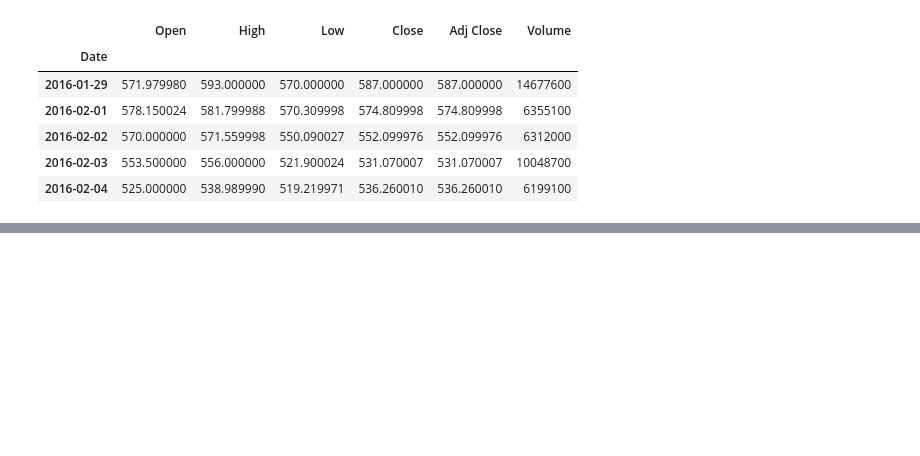
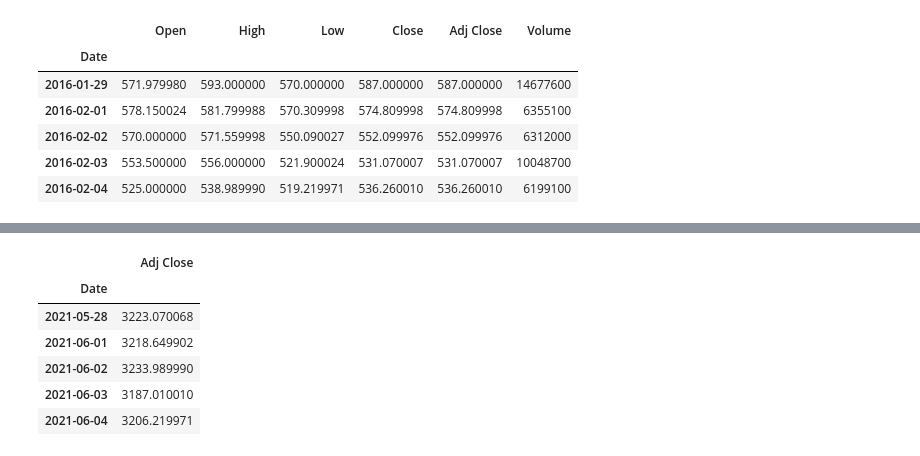
Before and after one commit to angheljf/Final_Project, a Jupyter notebook: Real Predictions.ipynb, the cells around one changed output, grey strips where cells are left out. Drawn from its saved outputs; the diff is of its cells as text; code cells hidden in the pictures; blank space fills up the shorter version.

```diff
--- a/Real Predictions.ipynb
+++ b/Real Predictions.ipynb
@@ -210,0 +246,12 @@ pickle.dump(model, open('model.pkl','wb'))
+# %%
+X2 = df2.drop(['Predictions'], axis=1)
+X2 = X2[:-forecast_out]
+X2.tail()
+# %% [output]
+|  | Adj Close |
+| Date |  |
+| 2021-05-28 | 3223.070068 |
+| 2021-06-01 | 3218.649902 |
+| 2021-06-02 | 3233.989990 |
+| 2021-06-03 | 3187.010010 |
+| 2021-06-04 | 3206.219971 |
```
Also changed, not shown: parts of 6 cells of this notebook, 4 other files.
